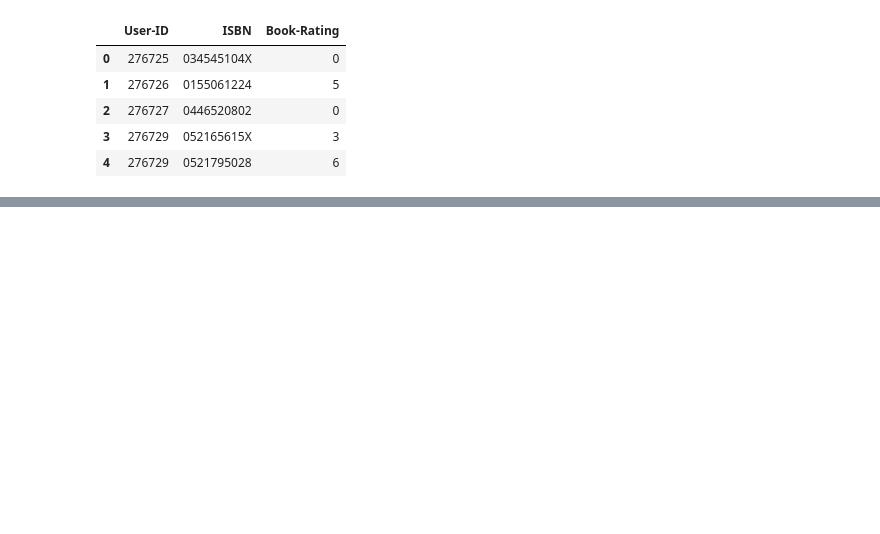
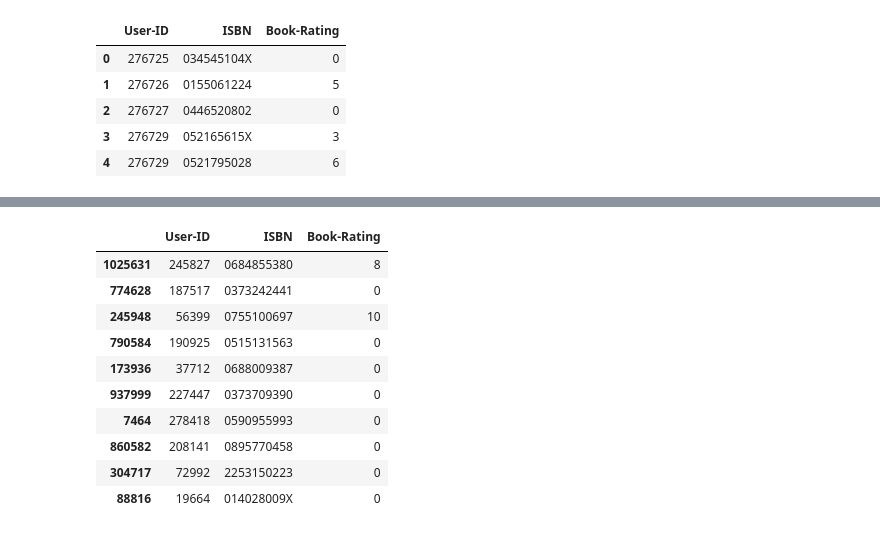
Before and after one commit to mpayumo/book-recommender-model, a Jupyter notebook: 2-book-recommender-modeling.ipynb, the cells around one changed output, grey strips where cells are left out. Cells and saved outputs as stored; diff of their text form; code cells hidden in the pictures; blank space fills up the shorter version.

```diff
--- a/2-book-recommender-modeling.ipynb
+++ b/2-book-recommender-modeling.ipynb
@@ -465,0 +267,14 @@ recommendation_titles_R
+# %%
+ratings.sample(10)
+# %% [output]
+|  | User-ID | ISBN | Book-Rating |
+| 1025631 | 245827 | 0684855380 | 8 |
+| 774628 | 187517 | 0373242441 | 0 |
+| 245948 | 56399 | 0755100697 | 10 |
+| 790584 | 190925 | 0515131563 | 0 |
+| 173936 | 37712 | 0688009387 | 0 |
+| 937999 | 227447 | 0373709390 | 0 |
+| 7464 | 278418 | 0590955993 | 0 |
+| 860582 | 208141 | 0895770458 | 0 |
+| 304717 | 72992 | 2253150223 | 0 |
+| 88816 | 19664 | 014028009X | 0 |
```
Also changed, not shown: parts of 95 cells of this notebook, 1 other file.
